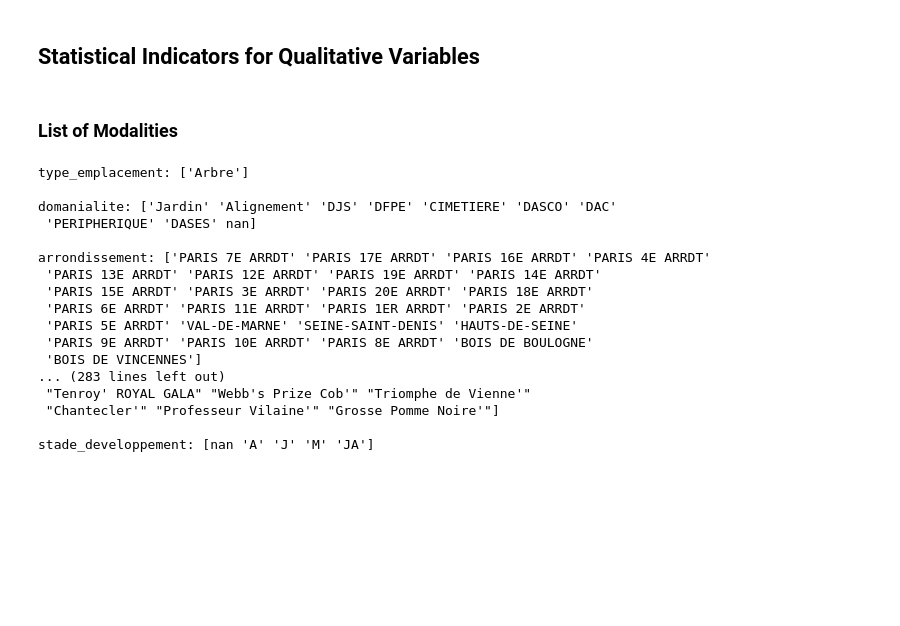
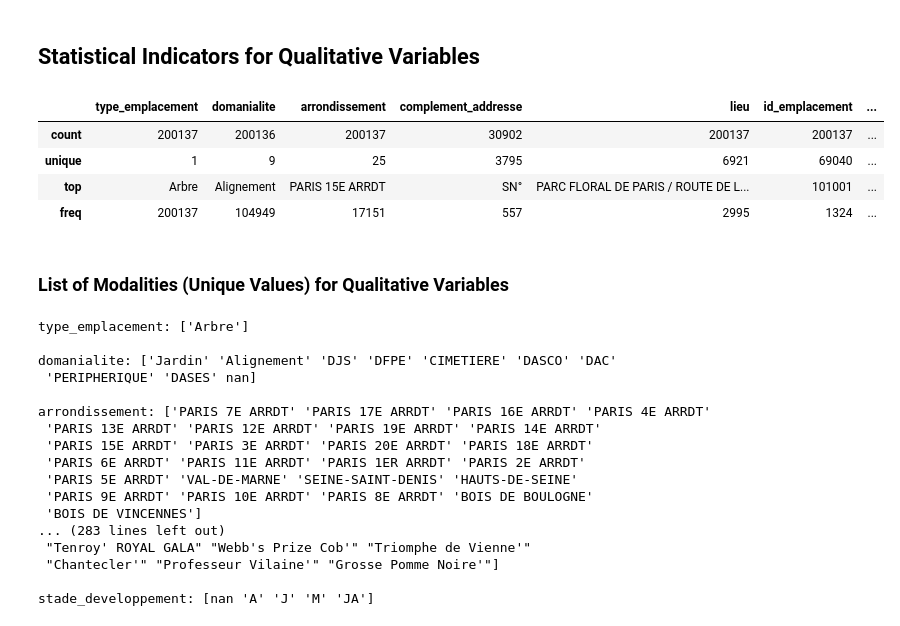
Before and after one commit to preudh/OC_IA_P2_concours_smart_city, a Jupyter notebook: notebooks/smartcity.ipynb, the cells around one changed output. Saved outputs shown, nothing was run; the diff lists cells and outputs as text; code cells hidden in the pictures; blank space fills up the shorter version.

```diff
--- a/notebooks/smartcity.ipynb
+++ b/notebooks/smartcity.ipynb
@@ -282,9 +294,16 @@ df.describe()
 # %% [markdown]
 ## Statistical Indicators for Qualitative Variables
 # %%
-var_qualitatives = df.select_dtypes(include='object').columns # Select qualitative variables
+var_qualitatives = df.select_dtypes(include='object').columns # Select qualitative variables. The select_dtypes method is used to select columns based on their data type; i.e., object in this case.
+df[var_qualitatives].describe() # Display the statistical indicators for the qualitative variables
+# %% [output]
+|  | type_emplacement | domanialite | arrondissement | complement_addresse | lieu | id_emplacement | ... |
+| count | 200137 | 200136 | 200137 | 30902 | 200137 | 200137 | ... |
+| unique | 1 | 9 | 25 | 3795 | 6921 | 69040 | ... |
+| top | Arbre | Alignement | PARIS 15E ARRDT | SN° | PARC FLORAL DE PARIS / ROUTE DE L... | 101001 | ... |
+| freq | 200137 | 104949 | 17151 | 557 | 2995 | 1324 | ... |
 # %% [markdown]
-### List of Modalities
+### List of Modalities (Unique Values) for Qualitative Variables
 # %%
 for var in var_qualitatives:
     print(f'{var}: {df[var].unique()}\n')
```
Also changed, not shown: parts of 11 cells of this notebook.
